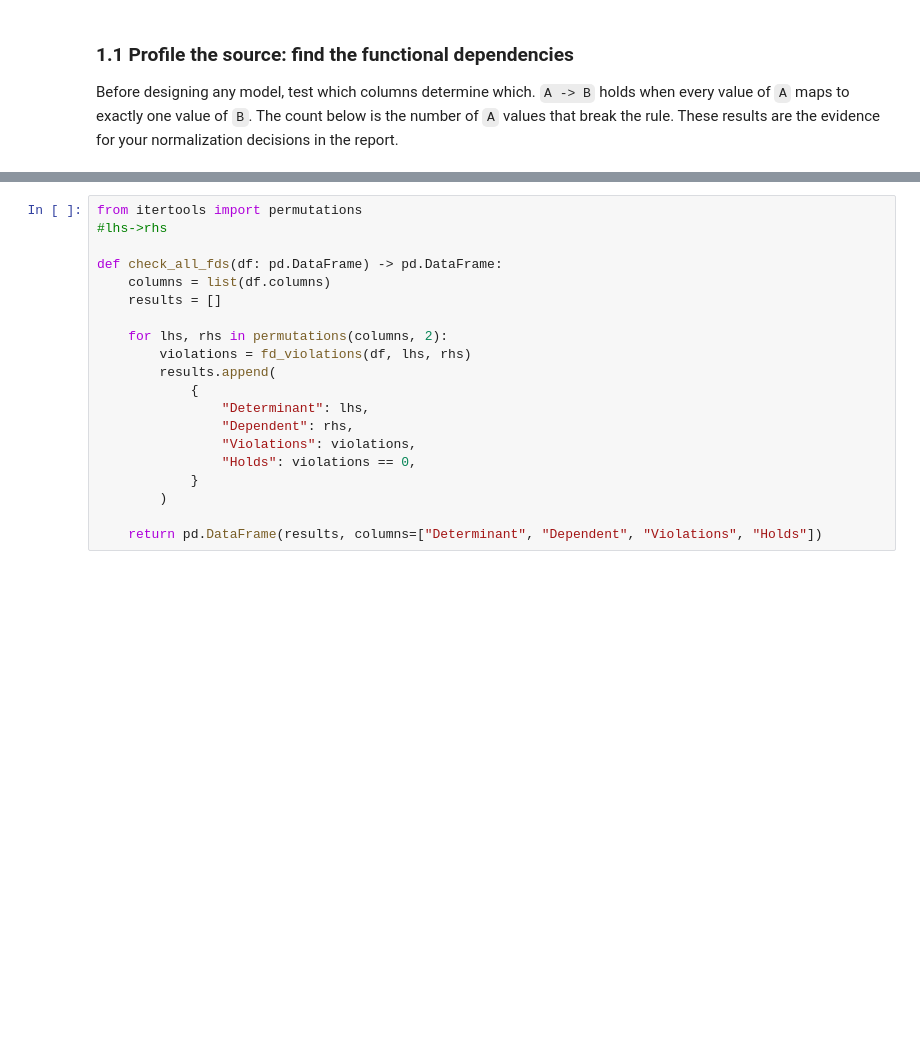
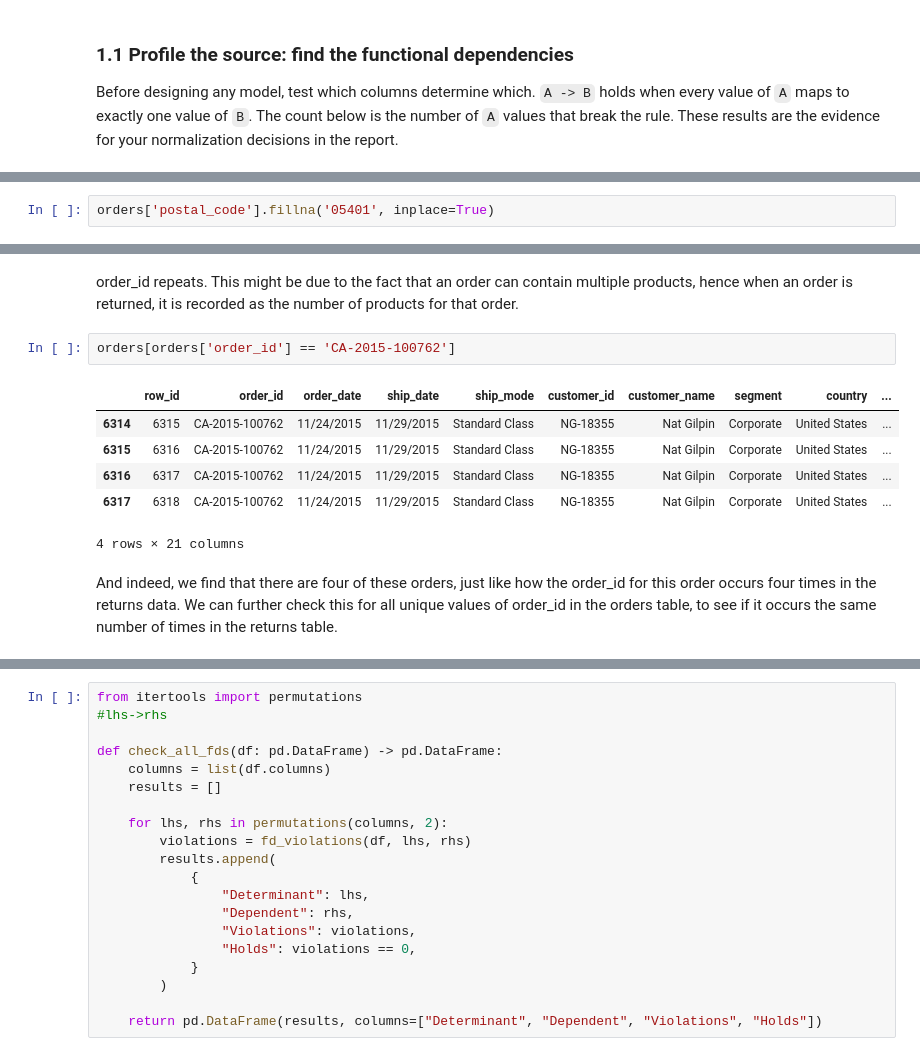
Before and after one commit to bienn2147/lab_act2_main, a Jupyter notebook: notebooks/DSA4156_Lab2_Template.ipynb, the cells around one changed output, grey strips where cells are left out. Cells and saved outputs as stored; diff of their text form; blank space fills up the shorter version.

```diff
--- a/notebooks/DSA4156_Lab2_Template.ipynb
+++ b/notebooks/DSA4156_Lab2_Template.ipynb
@@ -116,0 +192,2 @@ These results are the evidence for your normalization decisions in the report.
+# %%
+orders['postal_code'].fillna('05401', inplace=True)
@@ -116,0 +289,13 @@ These results are the evidence for your normalization decisions in the report.
+# %% [markdown]
+order_id repeats. This might be due to the fact that an order can contain multiple products, hence when an order is returned, it is recorded as the number of products for that order.
+# %%
+orders[orders['order_id'] == 'CA-2015-100762']
+# %% [output]
+|  | row_id | order_id | order_date | ship_date | ship_mode | customer_id | customer_name | segment | country | ... |
+| 6314 | 6315 | CA-2015-100762 | 11/24/2015 | 11/29/2015 | Standard Class | NG-18355 | Nat Gilpin | Corporate | United States | ... |
+| 6315 | 6316 | CA-2015-100762 | 11/24/2015 | 11/29/2015 | Standard Class | NG-18355 | Nat Gilpin | Corporate | United States | ... |
+| 6316 | 6317 | CA-2015-100762 | 11/24/2015 | 11/29/2015 | Standard Class | NG-18355 | Nat Gilpin | Corporate | United States | ... |
+| 6317 | 6318 | CA-2015-100762 | 11/24/2015 | 11/29/2015 | Standard Class | NG-18355 | Nat Gilpin | Corporate | United States | ... |
+4 rows × 21 columns
+# %% [markdown]
+And indeed, we find that there are four of these orders, just like how the order_id for this order occurs four times in the returns data. We can further check this for all unique values of order_id in the orders table, to see if it occurs the same number of times in the returns table.
```
Also changed, not shown: parts of 31 cells of this notebook.
